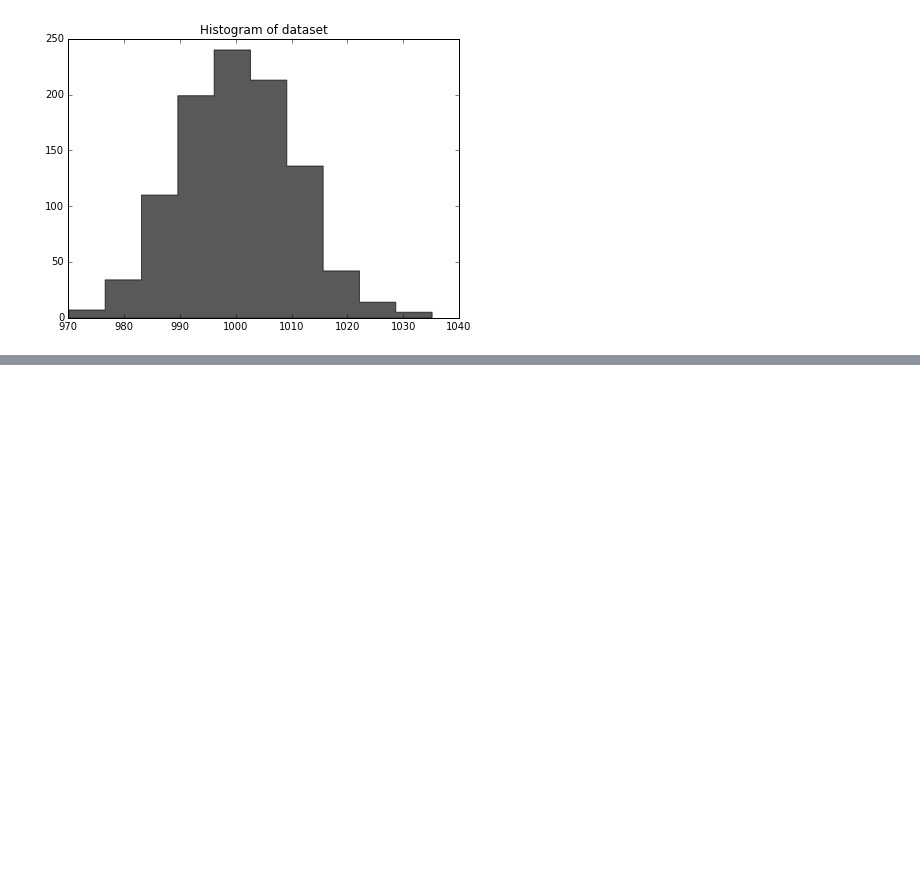
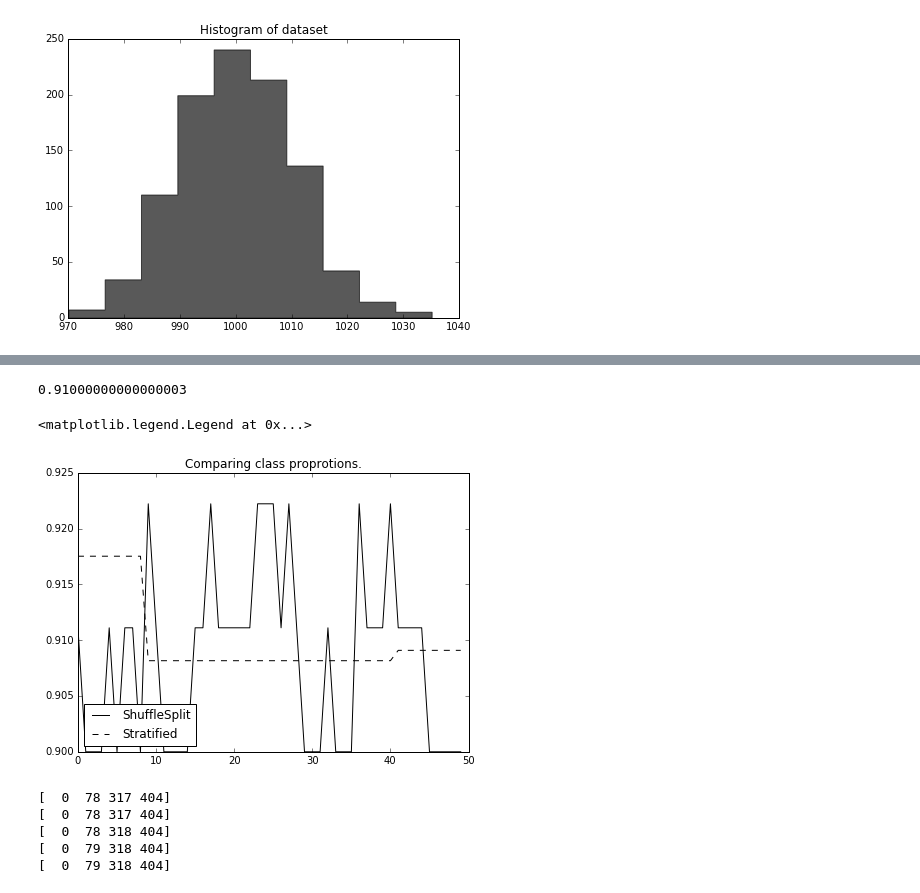
Before and after one commit to sawsimeon/Rnewbie, a Jupyter notebook: Scikit-Learn Cookbook Part 2.ipynb, the cells around one changed output, grey strips where cells are left out. Saved outputs shown, nothing was run; the diff lists cells and outputs as text; code cells hidden in the pictures; blank space fills up the shorter version.

```diff
--- a/Scikit-Learn Cookbook Part 2.ipynb
+++ b/Scikit-Learn Cookbook Part 2.ipynb
@@ -760,0 +815,4 @@ ax.set_title("Histogram of dataset");
+# %%
+y.mean()
+# %% [output]
+0.91000000000000003
@@ -760,0 +825,10 @@ ax.set_title("Histogram of dataset");
+# %%
+shuff_split = cross_validation.ShuffleSplit(n = len(y), n_iter = n_folds)
+# %%
+kfold_y_props = []
+# %%
+shuff_y_props = []
+# %%
+for (k_train, k_test), (s_train, s_test) in zip(strat_kfold, shuff_split):
+    kfold_y_props.append(y[k_train].mean())
+    shuff_y_props.append(y[s_train].mean())
@@ -760,0 +837,11 @@ ax.set_title("Histogram of dataset");
+# %%
+f, ax = plt.subplots(figsize = (7, 5))
+ax.plot(range(n_folds), shuff_y_props,  label = "ShuffleSplit",
+       color = 'k')
+ax.plot(range(n_folds), kfold_y_props, label = "Stratified",
+       color = 'k', ls = '--')
+ax.set_title("Comparing class proprotions.")
+ax.legend(loc = 'best')
+# %% [output]
+<matplotlib.legend.Legend at 0x...>
+[figure, added]
@@ -760,0 +853,9 @@ ax.set_title("Histogram of dataset");
+# %%
+for train, test in cross_validation.StratifiedKFold(three_classes, 5):
+    print(np.bincount(three_classes[train]))
+# %% [output]
+[  0  78 317 404]
+[  0  78 317 404]
+[  0  78 318 404]
+[  0  79 318 404]
+[  0  79 318 404]
```
Also changed, not shown: parts of 116 cells of this notebook.
